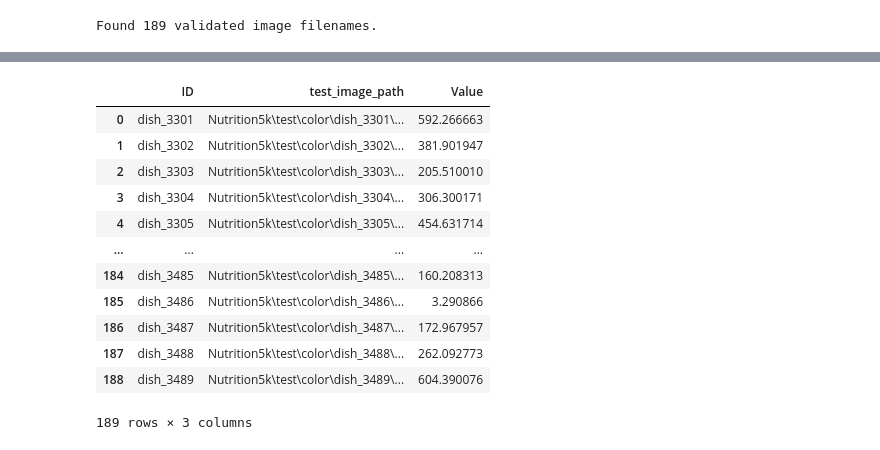
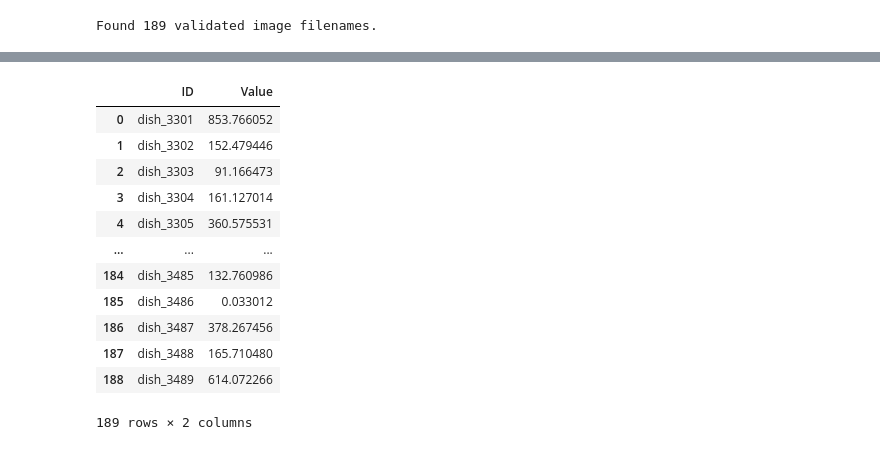
Before and after one commit to iamdreams1/COMP90086-Nutrition5K-GROUP-1, a Jupyter notebook: COMP90086-Nutrition5K.ipynb, the cells around one changed output, grey strips where cells are left out. Drawn from its saved outputs; the diff is of its cells as text; code cells hidden in the pictures.

```diff
--- a/COMP90086-Nutrition5K.ipynb
+++ b/COMP90086-Nutrition5K.ipynb
@@ -133,0 +679,17 @@ model.compile(optimizer='adam', loss='mse', metrics=['mse'])
+# %%
+# build basic regression model
+baseline_model = tf.keras.Sequential(
+    [
+        layers.Input((IMG_HEIGHT, IMG_WIDTH, 3)),
+
+        layers.Conv2D(8, (5, 5), activation='relu'), # fill in
+        layers.MaxPooling2D((2, 2)), # fill in
+
+        layers.Flatten(),
+        layers.Dense(10, activation="relu"),
+        layers.Dense(1, activation="linear")
+    ],
+)
+
+baseline_model.compile(optimizer='adam', loss='mse', metrics=['mse'])
+baseline_model.summary()
@@ -135,10 +715,10 @@ model.compile(optimizer='adam', loss='mse', metrics=['mse'])
 STEP_SIZE_TRAIN = train_generator.n//train_generator.batch_size
 STEP_SIZE_VALID = validation_generator.n//validation_generator.batch_size
 
-model.fit(train_generator,
+baseline_model.fit(train_generator,
           steps_per_epoch=STEP_SIZE_TRAIN,
           validation_data=validation_generator,
           validation_steps=STEP_SIZE_VALID,
-          epochs=10
+          epochs=20
 )
 # %% [output]
@@ -174,4 +750,4 @@ ValueError: Arguments not recognized: {'generator': <keras.src.legacy.preprocess
 # %%
 test_generator.reset()
-preds=model.predict(test_generator)
+preds=baseline_model.predict(test_generator)
 # %% [output]
@@ -181,16 +773,18 @@ df_test = df_test.assign(Value=preds)
 # %%
-df_test
+df_submit = df_test.drop("test_image_path", axis=1)
-# %% [output]
-|  | ID | test_image_path | Value |
-| 0 | dish_3301 | Nutrition5k\test\color\dish_3301\... | 592.266663 |
-| 1 | dish_3302 | Nutrition5k\test\color\dish_3302\... | 381.901947 |
-| 2 | dish_3303 | Nutrition5k\test\color\dish_3303\... | 205.510010 |
-| 3 | dish_3304 | Nutrition5k\test\color\dish_3304\... | 306.300171 |
-| 4 | dish_3305 | Nutrition5k\test\color\dish_3305\... | 454.631714 |
-| ... | ... | ... | ... |
-| 184 | dish_3485 | Nutrition5k\test\color\dish_3485\... | 160.208313 |
-| 185 | dish_3486 | Nutrition5k\test\color\dish_3486\... | 3.290866 |
-| 186 | dish_3487 | Nutrition5k\test\color\dish_3487\... | 172.967957 |
-| 187 | dish_3488 | Nutrition5k\test\color\dish_3488\... | 262.092773 |
-| 188 | dish_3489 | Nutrition5k\test\color\dish_3489\... | 604.390076 |
-189 rows × 3 columns
+# %%
+df_submit
+# %% [output]
+|  | ID | Value |
+| 0 | dish_3301 | 853.766052 |
+| 1 | dish_3302 | 152.479446 |
+| 2 | dish_3303 | 91.166473 |
+| 3 | dish_3304 | 161.127014 |
+| 4 | dish_3305 | 360.575531 |
+| ... | ... | ... |
+| 184 | dish_3485 | 132.760986 |
+| 185 | dish_3486 | 0.033012 |
+| 186 | dish_3487 | 378.267456 |
+| 187 | dish_3488 | 165.710480 |
+| 188 | dish_3489 | 614.072266 |
+189 rows × 2 columns
```
Also changed, not shown: parts of 31 cells of this notebook, 13 other files.
